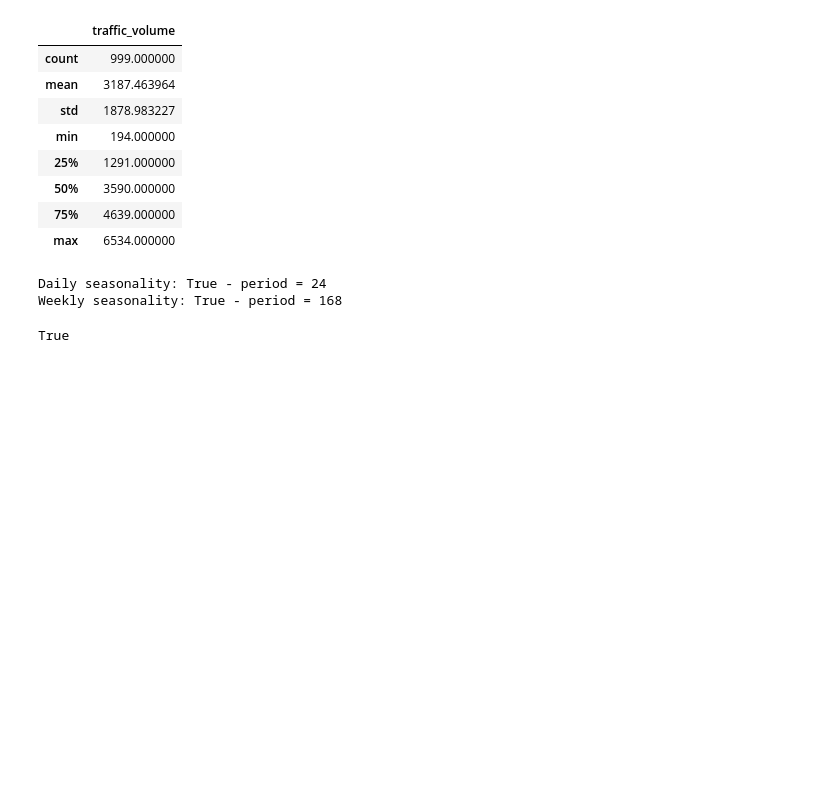
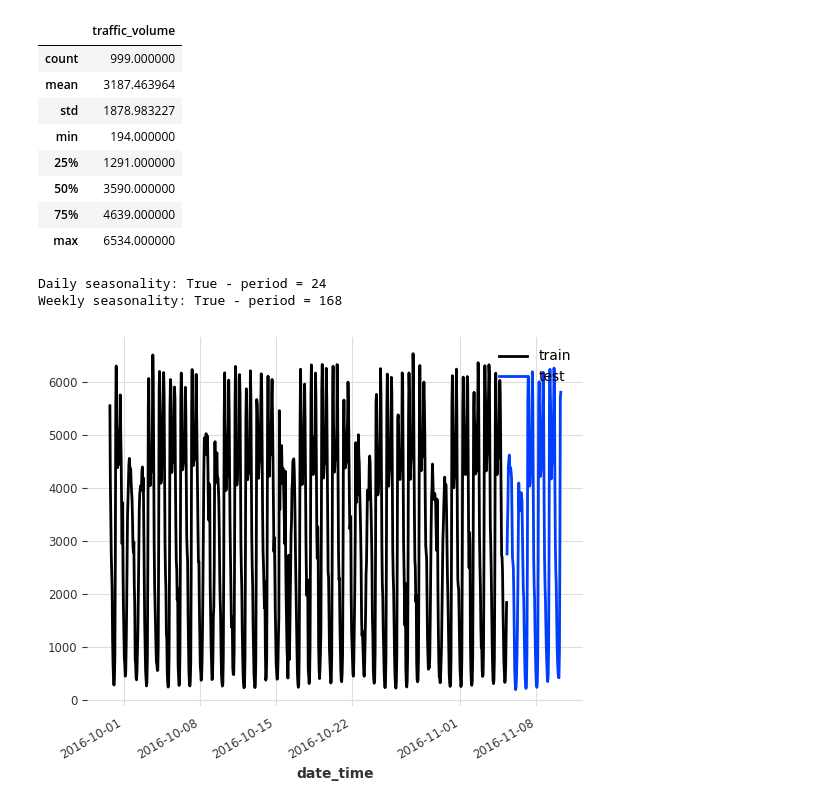
Before and after one commit to janakparajuli/N-BEATS, a Jupyter notebook: N-BEATS.ipynb, the cells around one changed output. Saved outputs shown, nothing was run; the diff lists cells and outputs as text; code cells hidden in the pictures; blank space fills up the shorter version.

```diff
--- a/N-BEATS.ipynb
+++ b/N-BEATS.ipynb
@@ -70,7 +70,11 @@ print(f'Weekly seasonality: {is_weekly_seasonal} - period = {weekly_period}')
 # %% [output]
 Daily seasonality: True - period = 24
 Weekly seasonality: True - period = 168
-# %%
-is_weekly_seasonal
-# %% [output]
-True
+# %%
+#Split Dataset
+train, test = series[:-120], series[-120:]
+
+train.plot(label='train')
+test.plot(label='test')
+# %% [output]
+[figure, added]
```
Also changed, not shown: parts of 3 cells of this notebook.
